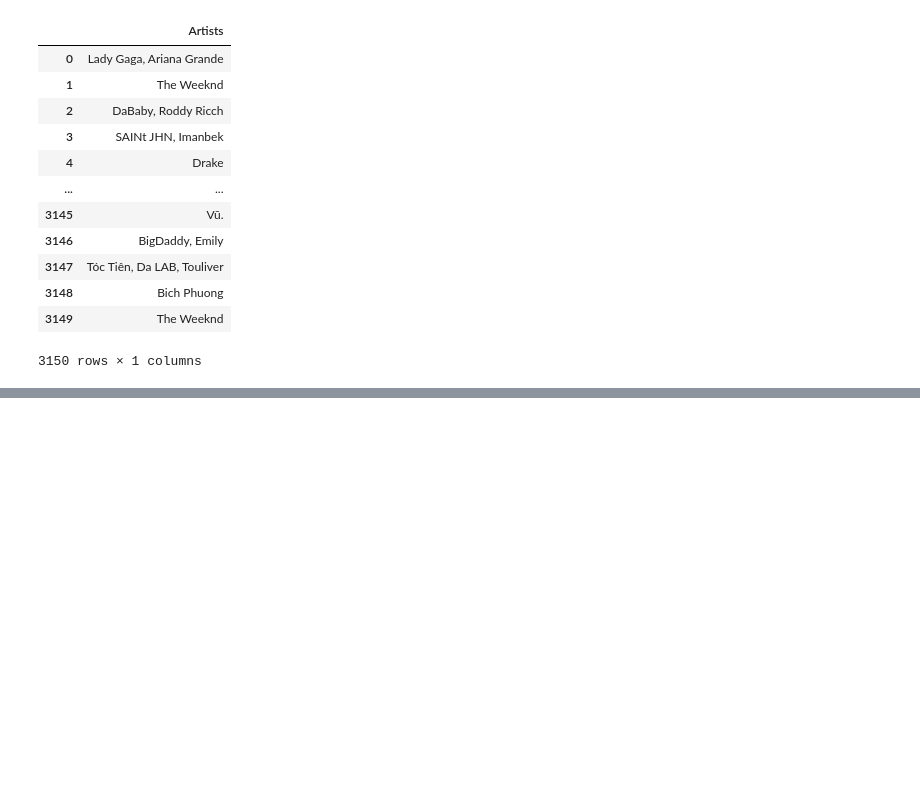
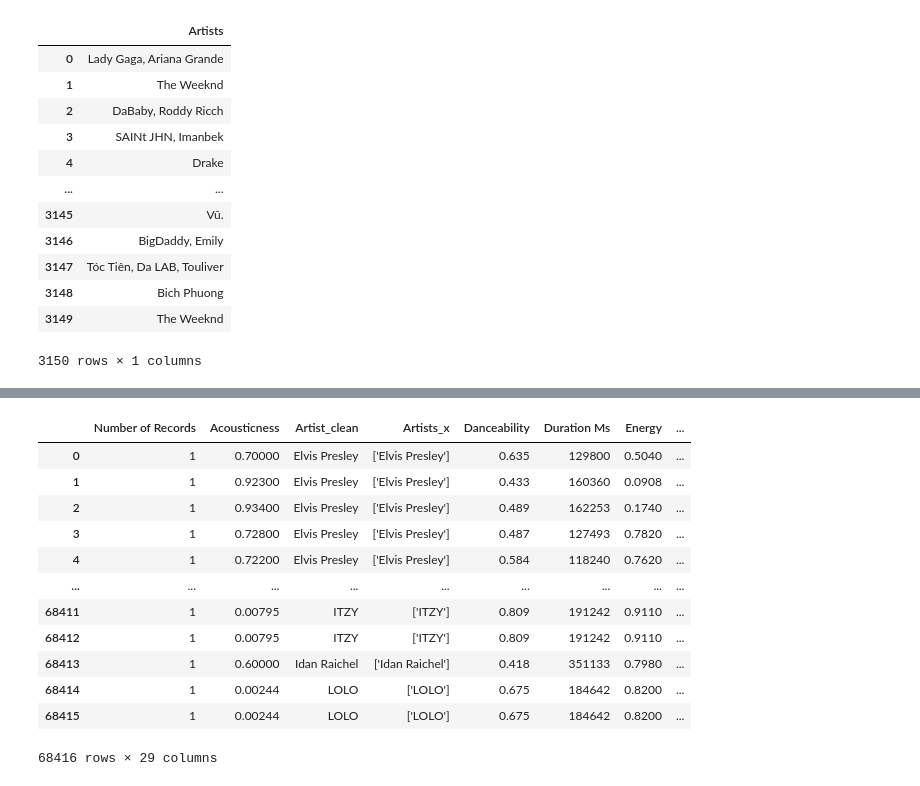
Before and after one commit to michellesimek/project_1, a Jupyter notebook: top_songs.ipynb, the cells around one changed output, grey strips where cells are left out. Drawn from its saved outputs; the diff is of its cells as text; code cells hidden in the pictures; blank space fills up the shorter version.

```diff
--- a/top_songs.ipynb
+++ b/top_songs.ipynb
@@ -92,0 +110,19 @@ NameError: name 'data' is not defined
+# %%
+#read in csv file
+complete_data.to_csv("complete_data.csv")
+
+complete_data
+# %% [output]
+|  | Number of Records | Acousticness | Artist_clean | Artists_x | Danceability | Duration Ms | Energy | ... |
+| 0 | 1 | 0.70000 | Elvis Presley | ['Elvis Presley'] | 0.635 | 129800 | 0.5040 | ... |
+| 1 | 1 | 0.92300 | Elvis Presley | ['Elvis Presley'] | 0.433 | 160360 | 0.0908 | ... |
+| 2 | 1 | 0.93400 | Elvis Presley | ['Elvis Presley'] | 0.489 | 162253 | 0.1740 | ... |
+| 3 | 1 | 0.72800 | Elvis Presley | ['Elvis Presley'] | 0.487 | 127493 | 0.7820 | ... |
+| 4 | 1 | 0.72200 | Elvis Presley | ['Elvis Presley'] | 0.584 | 118240 | 0.7620 | ... |
+| ... | ... | ... | ... | ... | ... | ... | ... | ... |
+| 68411 | 1 | 0.00795 | ITZY | ['ITZY'] | 0.809 | 191242 | 0.9110 | ... |
+| 68412 | 1 | 0.00795 | ITZY | ['ITZY'] | 0.809 | 191242 | 0.9110 | ... |
+| 68413 | 1 | 0.60000 | Idan Raichel | ['Idan Raichel'] | 0.418 | 351133 | 0.7980 | ... |
+| 68414 | 1 | 0.00244 | LOLO | ['LOLO'] | 0.675 | 184642 | 0.8200 | ... |
+| 68415 | 1 | 0.00244 | LOLO | ['LOLO'] | 0.675 | 184642 | 0.8200 | ... |
+68416 rows × 29 columns
```
Also changed, not shown: parts of 13 cells of this notebook.
